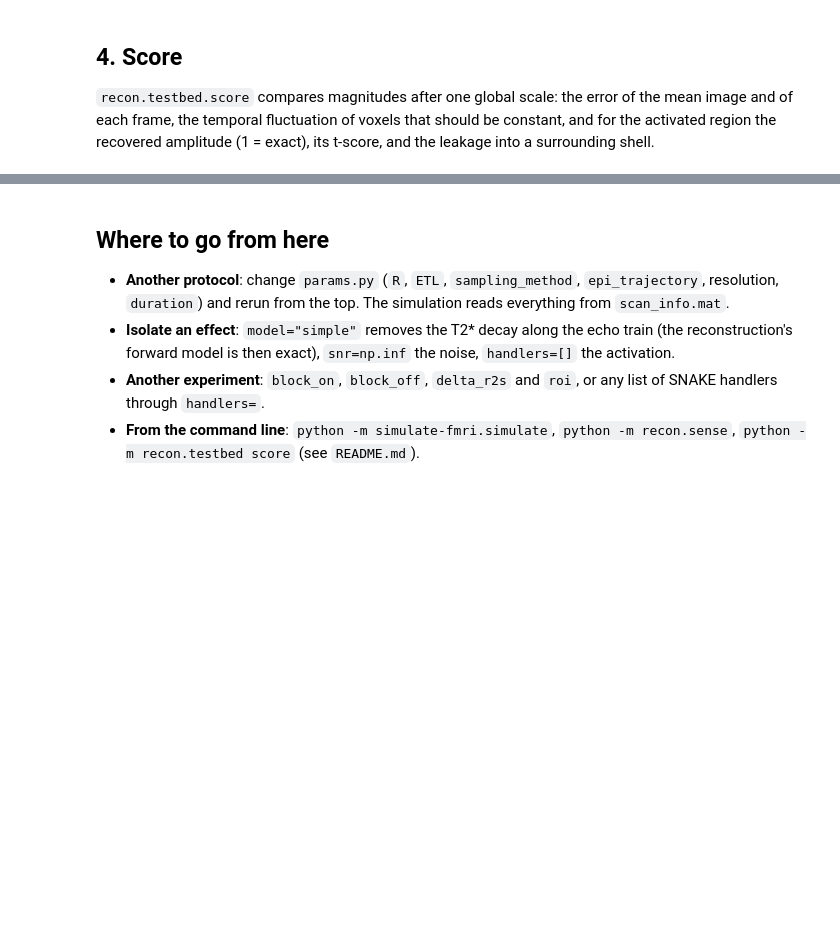
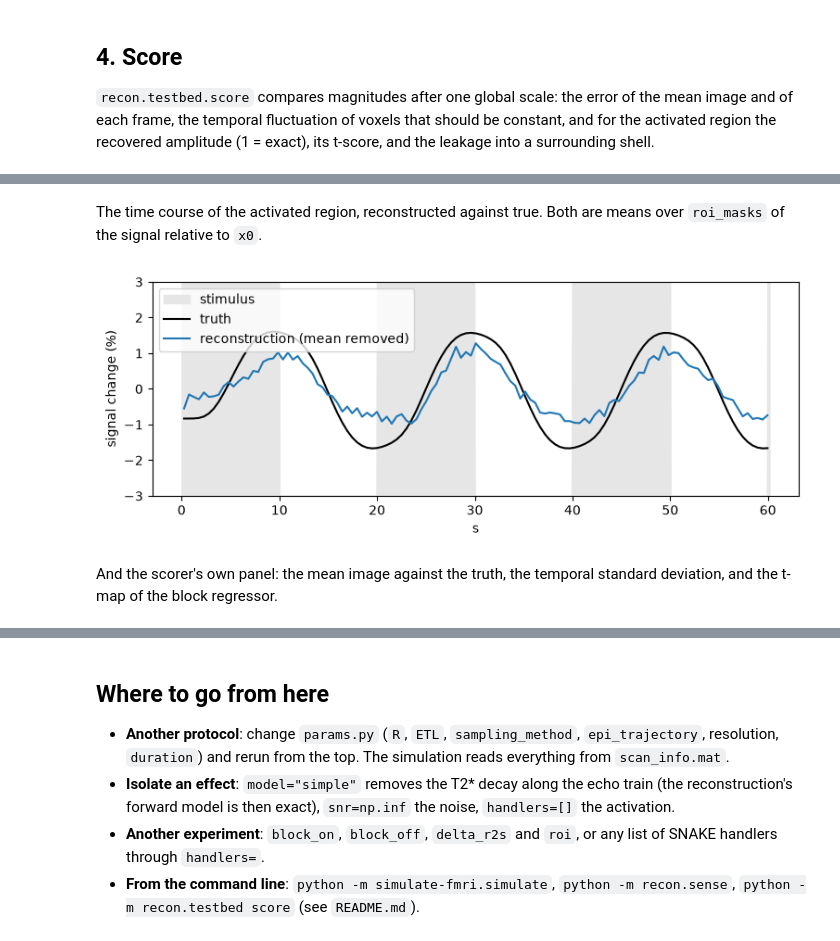
Before and after one commit to rextlfung/ArbEPI-python, a Jupyter notebook: simulate-fmri/demo.ipynb, the cells around one changed output, grey strips where cells are left out. Saved outputs shown, nothing was run; the diff lists cells and outputs as text; code cells hidden in the pictures; blank space fills up the shorter version.

```diff
--- a/simulate-fmri/demo.ipynb
+++ b/simulate-fmri/demo.ipynb
@@ -166,5 +213,6 @@ sensitivities and no B0 model the operator's norm is 1.
 # %%
+%%capture --no-stdout
 t0 = time.time()
-out = recon_sense(OUT, NAME, "wavelet-tv", hp_weight=3.0, sigma1A=1.0, tag="hp3")
+out = recon_sense(OUT, NAME, "wavelet-tv", hp_weight=3.0, niters=100, sigma1A=1.0, tag="hp3")
 print(f"{time.time() - t0:.0f} s")
 FN_RECON = out + ".h5"
@@ -182,3 +261,27 @@ for k, v in score.items():
+# %% [markdown]
+The time course of the activated region, reconstructed against true. Both are
+means over `roi_masks` of the signal relative to `x0`.
+# %%
+with h5py.File(FN_RECON) as f:
+    X = np.abs(f["X_recon"][()])
+truth_roi = 1 + (amp_map[roi][:, None] * wave[None, :]).mean(axis=0)
+recon_roi = (score["alpha"] * X[roi] / x0[roi][:, None]).mean(axis=0)
+
+fig, ax = plt.subplots(figsize=(9, 3))
+ax.fill_between(np.arange(len(stimulus)) * tr_shot, -3, np.where(stimulus > 0, 3, -3),
+                color="0.9", label="stimulus")
+ax.plot(t, 100 * (truth_roi - 1), "k", label="truth")
+ax.plot(t, 100 * (recon_roi - recon_roi.mean()), label="reconstruction (mean removed)")
+ax.set_ylim(-3, 3)
+ax.set_xlabel("s")
+ax.set_ylabel("signal change (%)")
+ax.legend()
+plt.show()
+# %% [output]
+[figure, added]
+# %% [markdown]
+And the scorer's own panel: the mean image against the truth, the temporal
+standard deviation, and the t-map of the block regressor.
 # %%
 testbed.panel(FN, FN_RECON, f"{OUT}/{NAME}_panel.png", "wavelet-TV + temporal high-pass, R = 10")
 from IPython.display import Image  # noqa: E402
```
Also changed, not shown: parts of 13 cells of this notebook, 2 other files.
